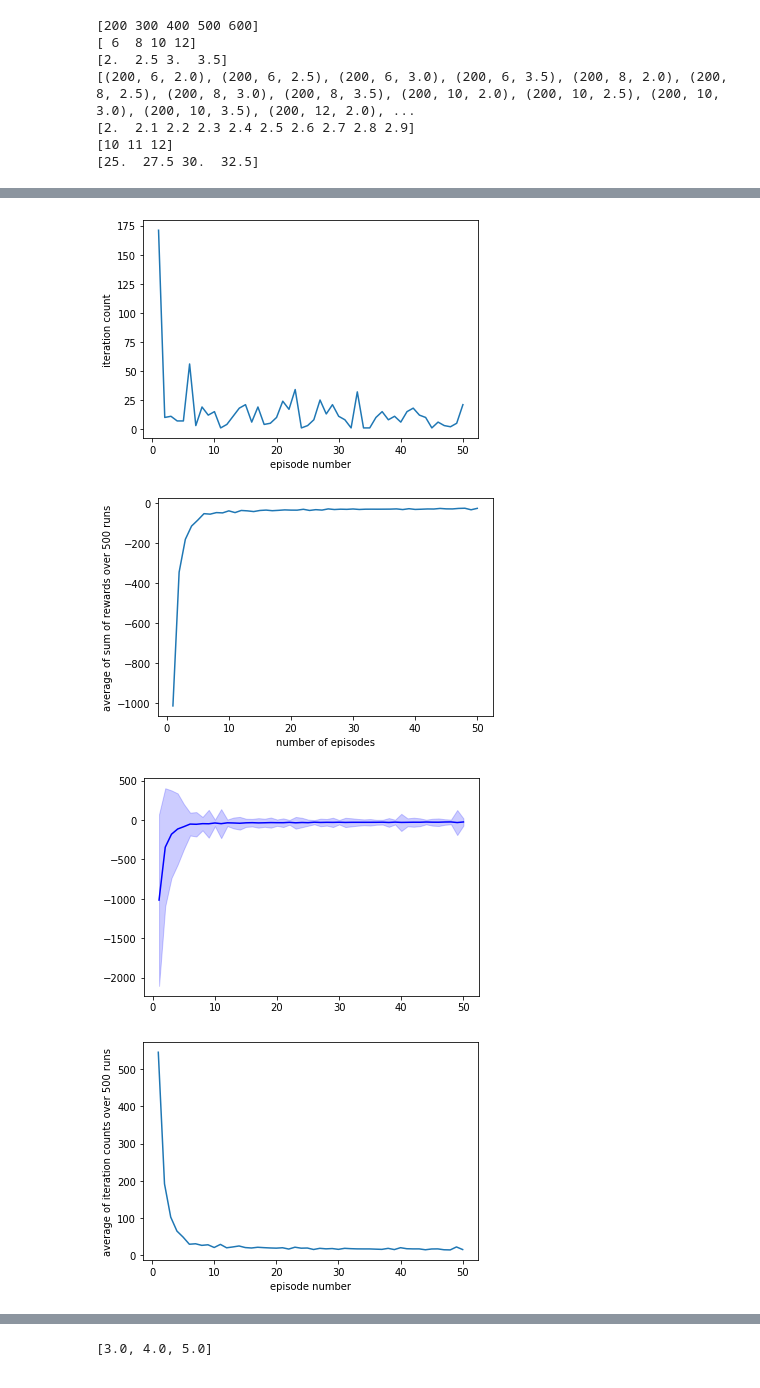
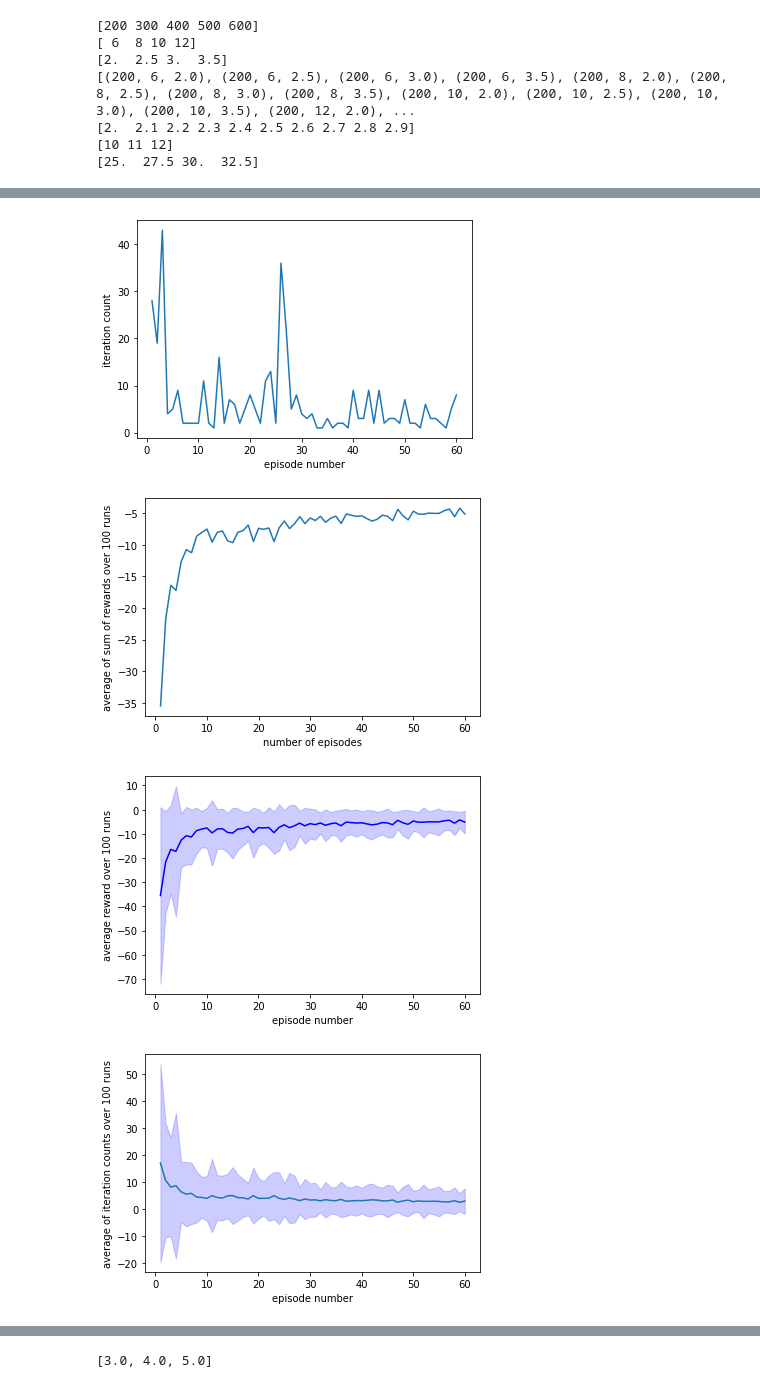
Before and after one commit to kwak9601/Qlearning_OpenAI, a Jupyter notebook: q_learning_colab.ipynb, the cells around one changed output, grey strips where cells are left out. Cells and saved outputs as stored; diff of their text form; code cells hidden in the pictures.

```diff
--- a/q_learning_colab.ipynb
+++ b/q_learning_colab.ipynb
@@ -12,7 +12,7 @@ from tqdm import tqdm
 learning_rate = 0.1
 discount_factor = 0.6
 epsilon = 0.2
-num_episodes = 50
+num_episodes = 60
 
 #state
 range_temp = np.arange(200,700, 100) #[C] 5long
@@ -61,7 +66,7 @@ desired_height = 3
 # transition_epsilon = 0.2
 
 def mapping_eqn(state, action , isReset):
-    global sum_reward
+    global sum_reward, desired_width, desired_height
 
     next_temp = state[0] + 1.5 * action[0] - action[1]*20 - 0.3 * action[2] - 50          #vary as needed
 
@@ -86,13 +91,16 @@ def mapping_eqn(state, action , isReset):
                    + 0.4028 * volt + 0.01431 * action[1]- 0.006146 * action[0] * action[2]
                    + 0.001168 * action[2] * action[2] - 0.012463 * volt * volt)
 
-
+    # do not want too extreme erroneous result
+    # next_width = softner(desired_width, next_width)
+    # next_height = softner(desired_height, next_height)
 
 #     print('next temp is', next_temp)
 #     print('next width is', next_width)
 #     print('next_height is', next_height)
 
     #make copy
+
     actual_width = next_width
     actual_height = next_height
 
@@ -106,7 +114,7 @@ def mapping_eqn(state, action , isReset):
 
     sum_reward += reward
 
-    if reward > -0.53:
+    if reward > -1:
         done = True
 #         print('done is True')
     else:
@@ -139,7 +147,7 @@ def mapping_eqn(state, action , isReset):
     tup_next_state = (next_temp, next_width, next_height)
     return tup_next_state, actual_width, actual_height, reward, sum_reward, done
 # %%
-average_over = 500
+average_over = 100
 average_over_reward_list = []
 average_over_count_list = []
 
@@ -215,6 +223,8 @@ for i in tqdm(range(average_over)):
     average_over_count_list.append(iteration_count_list)
 
 
+
+
 final_average_over_reward_list = [sum(x)/len(x) for x in zip(*average_over_reward_list)]
 final_average_over_count_list = [sum(x)/len(x) for x in zip(*average_over_count_list)]
 
@@ -250,9 +263,14 @@ plt.show()
 # Testing
 plt.plot(range(1,len(sum_reward_list)+1), final_average_over_reward_list, 'b-', label='mean_F')
 plt.fill_between(range(1,len(sum_reward_list)+1), final_average_over_reward_list - average_over_reward_list_np_std, final_average_over_reward_list + average_over_reward_list_np_std, color='b', alpha=0.2)
+plt.ylabel('average reward over ' + str(average_over) + ' runs')
+plt.xlabel('episode number')
 plt.show()
 
 plt.plot(range(1,len(sum_reward_list)+1), final_average_over_count_list) # to start from episode 1
+
+plt.fill_between(range(1,len(sum_reward_list)+1), final_average_over_count_list - average_over_reward_list_np_std, final_average_over_count_list + average_over_reward_list_np_std, color='b', alpha=0.2)
+
 plt.ylabel('average of iteration counts over ' + str(average_over) + ' runs')
 plt.xlabel('episode number')
 plt.show()
@@ -261,7 +279,7 @@ plt.show()
-[figure, old version]
+[figure, new version]
-[figure, old version]
+[figure, new version]
-[figure, old version]
+[figure, new version]
-[figure, old version]
+[figure, new version]
 # %%
 plt.imshow(q_table, cmap='hot', interpolation='nearest')
 plt.xlabel("action combination")
```
Also changed, not shown: parts of 4 cells of this notebook.
